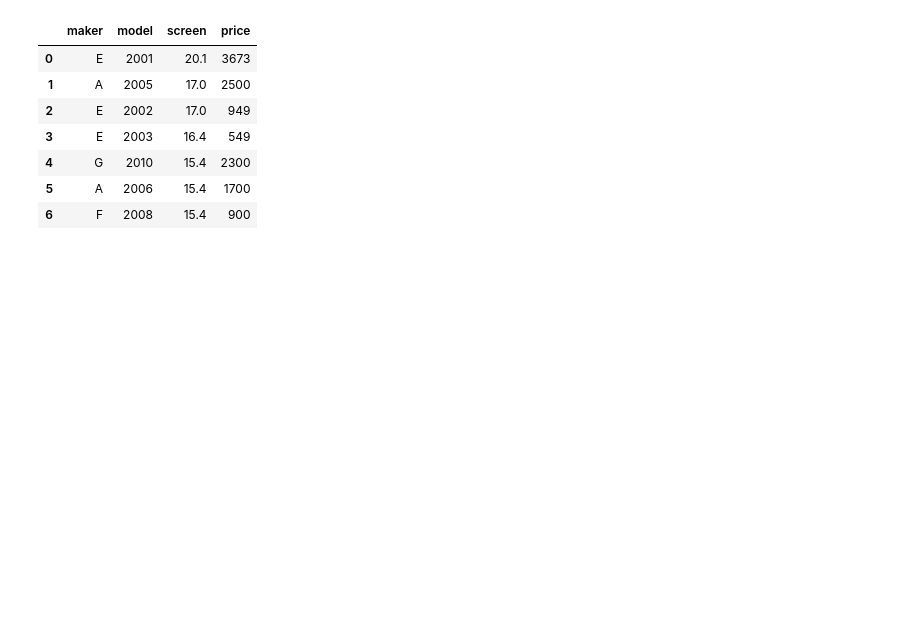
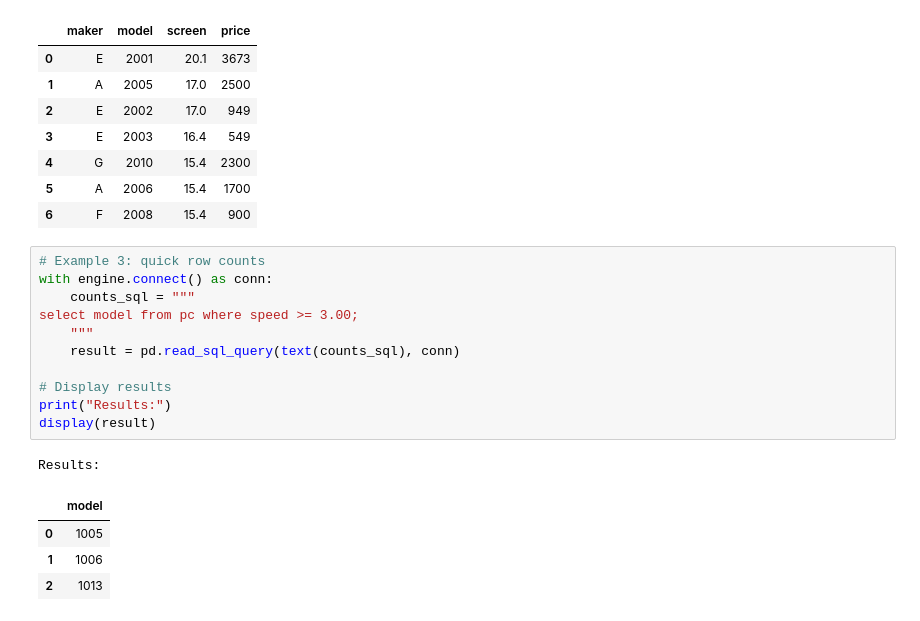
Before and after one commit to everestso/summer25, a Jupyter notebook: c226f25_DBwithNEONandColab.ipynb, the cells around one changed output. Cells and saved outputs as stored; diff of their text form; blank space fills up the shorter version.

```diff
--- a/c226f25_DBwithNEONandColab.ipynb
+++ b/c226f25_DBwithNEONandColab.ipynb
@@ -58,3 +58,20 @@ Laptops (screen > 15"):
 | 4 | G | 2010 | 15.4 | 2300 |
 | 5 | A | 2006 | 15.4 | 1700 |
 | 6 | F | 2008 | 15.4 | 900 |
+# %%
+# Example 3: quick row counts
+with engine.connect() as conn:
+    counts_sql = """
+select model from pc where speed >= 3.00;
+    """
+    result = pd.read_sql_query(text(counts_sql), conn)
+
+# Display results
+print("Results:")
+display(result)
+# %% [output]
+Results:
+|  | model |
+| 0 | 1005 |
+| 1 | 1006 |
+| 2 | 1013 |
```
